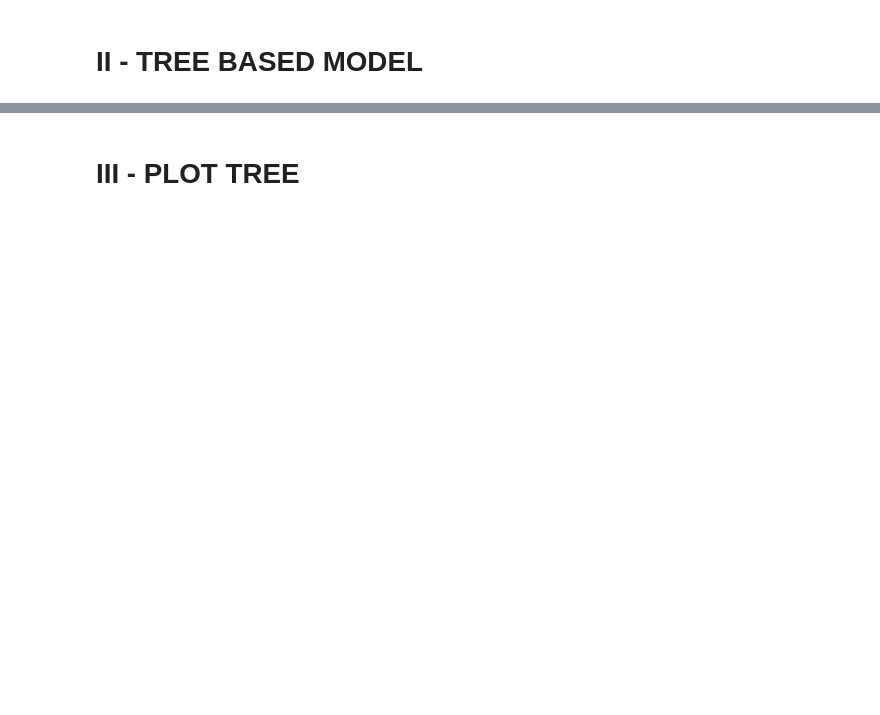
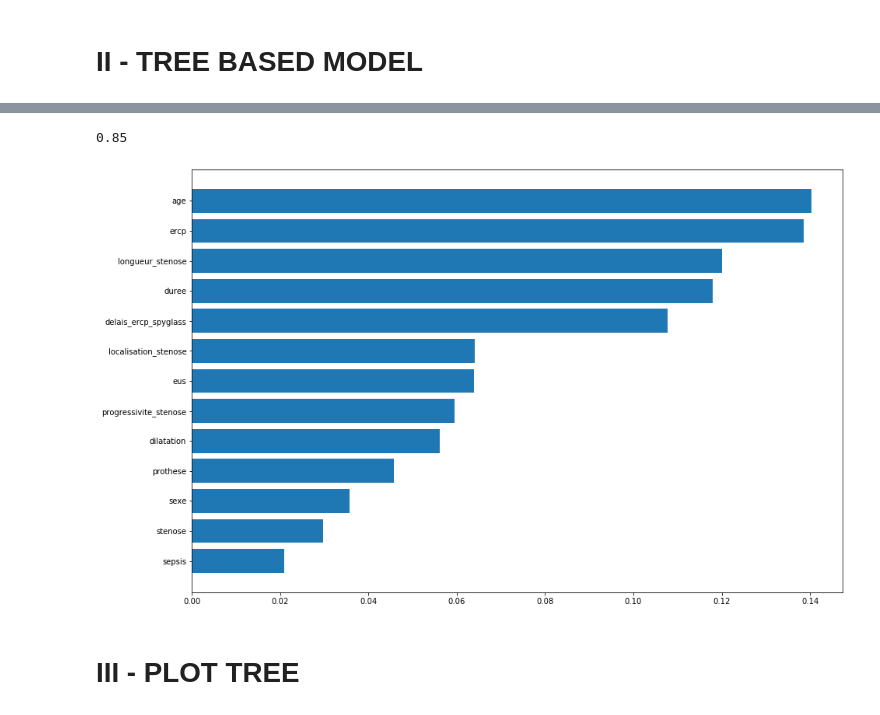
Before and after one commit to the-dharma-bum/SPYGLASS, a Jupyter notebook: classif_medical_data.ipynb, the cells around one changed output, grey strips where cells are left out. Cells and saved outputs as stored; diff of their text form; code cells hidden in the pictures; blank space fills up the shorter version.

Commit message:
medical data classif: testing features selection

```diff
--- a/classif_medical_data.ipynb
+++ b/classif_medical_data.ipynb
@@ -90,3 +112,20 @@ db = load_and_preprocess_data('../medical_data3.csv')
+# %%
+random_forest, accuracy = main(
+    '../medical_data3.csv',
+    model     = 'random_forest',
+    criterion = 'gini',
+    splitter  = 'random',
+    max_depth = 5)
+print(accuracy)
+# %% [output]
+0.85
+# %%
+fig, ax = plt.subplots(figsize=(15,10))
+sorted_idx = random_forest.feature_importances_.argsort()
+ax.barh(db.columns[:-1].values[sorted_idx], random_forest.feature_importances_[sorted_idx])
+plt.show()
+# %% [output]
+[figure, added]
 # %% [markdown]
 # III - PLOT TREE
 # %%
```
Also changed, not shown: parts of 13 cells of this notebook, 1 other file.
